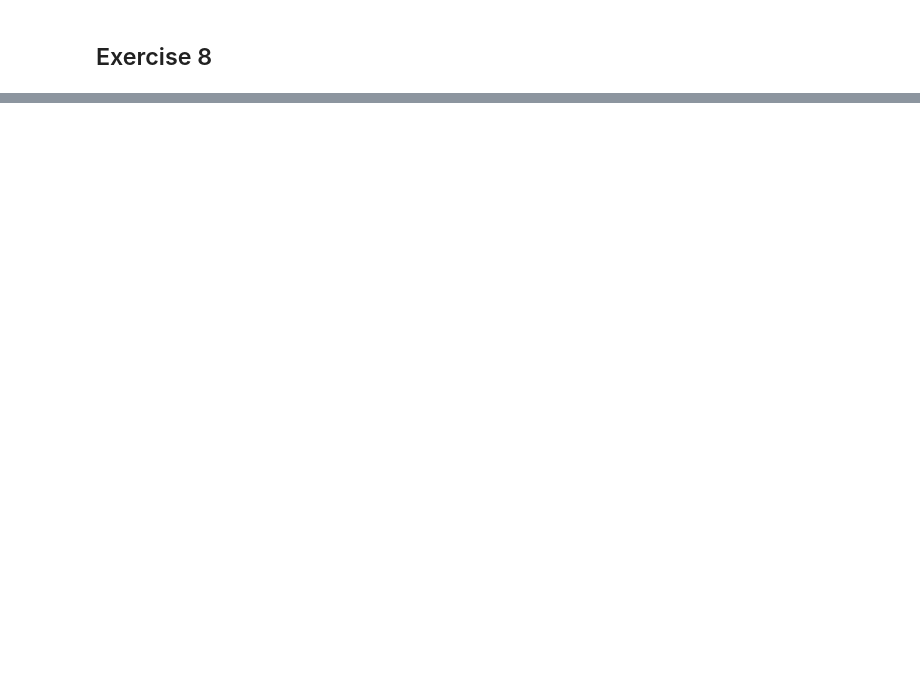
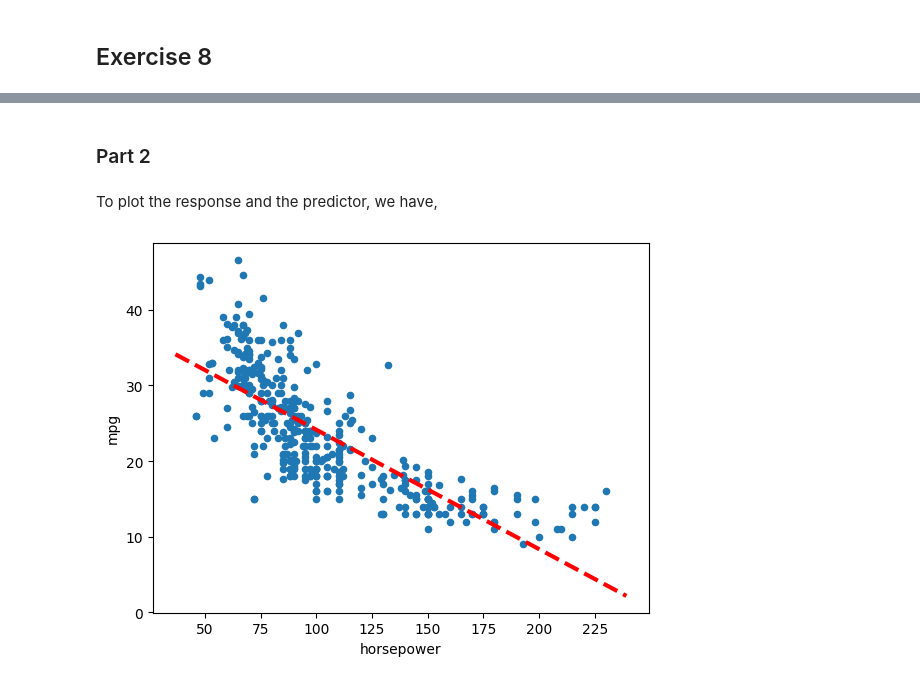
Before and after one commit to ruhevoll/ISLP_homework, a Jupyter notebook: ch3exercises.ipynb, the cells around one changed output, grey strips where cells are left out. Cells and saved outputs as stored; diff of their text form; code cells hidden in the pictures; blank space fills up the shorter version.

```diff
--- a/ch3exercises.ipynb
+++ b/ch3exercises.ipynb
@@ -71,0 +91,9 @@ It is claimed in the text that in the case of simple linear regression of $Y$ on
+# %%
+auto = load_data("Auto")
+# %%
+X = pd.DataFrame({'intercept' : np.ones(auto.shape[0]), 'horsepower' : auto['horsepower']})
+# %%
+y = auto['mpg']
+model = sm.OLS(y, X)
+results = model.fit()
+summarize(results)
@@ -71,0 +109,19 @@ It is claimed in the text that in the case of simple linear regression of $Y$ on
+# %% [markdown]
+### Part 2
+# %% [markdown]
+To plot the response and the predictor, we have,
+# %%
+ax = auto.plot.scatter('horsepower','mpg')
+def abline(ax, b, m, *args, **kwargs):
+    "Add a line with slope m and intercept b to ax"
+    xlim = ax.get_xlim()
+    ylim = [m * xlim[0] + b, m * xlim[1] + b]
+    ax.plot(xlim, ylim, *args, **kwargs)
+
+abline(ax,
+       results.params[0],
+       results.params[1],
+       'r--',
+       linewidth=3)
+# %% [output]
+[figure, added]
```
Also changed, not shown: parts of 24 cells of this notebook, 2 other files.
